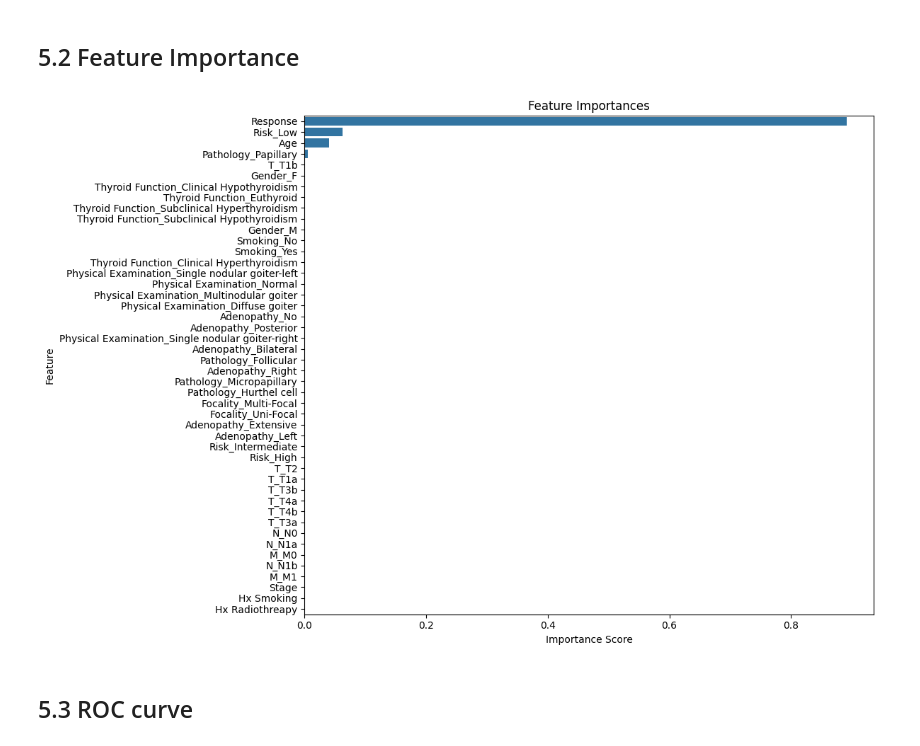
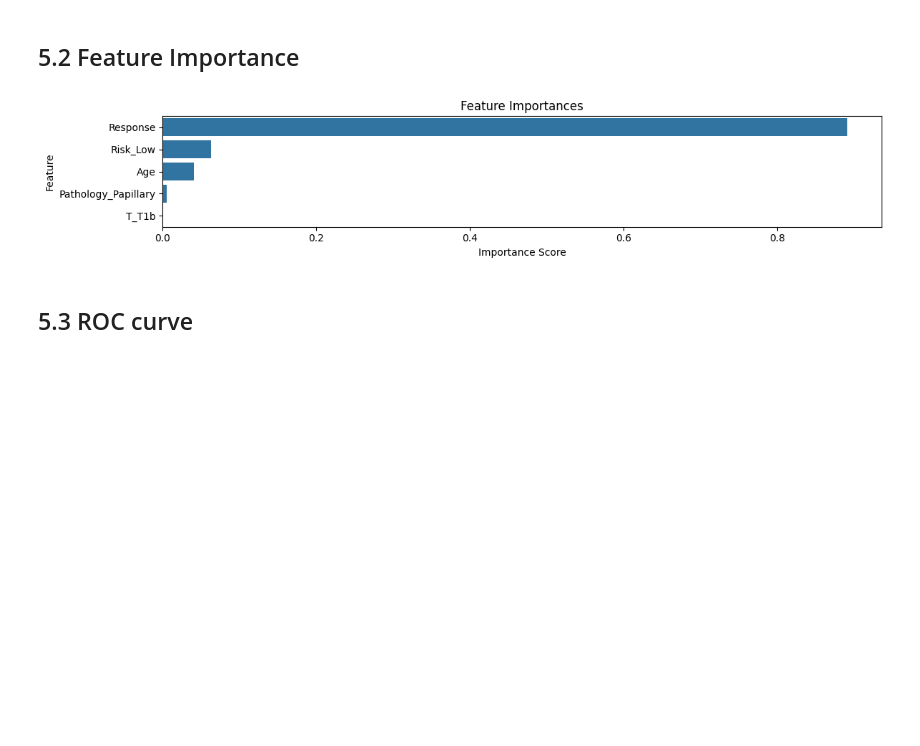
Before and after one commit to MortezaAsghariVostakolai/INRP-Course, a Jupyter notebook: Session 6 Project/DecisionTreeClassifier_EAOptimization.ipynb, the cells around one changed output. Drawn from its saved outputs; the diff is of its cells as text; code cells hidden in the pictures; blank space fills up the shorter version.

```diff
--- a/Session 6 Project/DecisionTreeClassifier_EAOptimization.ipynb
+++ b/Session 6 Project/DecisionTreeClassifier_EAOptimization.ipynb
@@ -197,18 +179,19 @@ def objective_function(params):
 # %%
 # Parameter ranges chosen to balance complexity and prevent overfitting
 objective_param_bounds = [
-    (1, 12),  # max_depth
-    (2, 30),  # min_samples_split
-    (1, 20),  # min_samples_leaf
+    (1, 17),  # max_depth
+    (2, 50),  # min_samples_split
+    (1, 50),  # min_samples_leaf
 ]
 
 ea_params = {
     "strategy": "best1bin",
-    "maxiter": 1000,
-    "popsize": 100,
+    "maxiter": 10,
+    "popsize": 10,
     "tol": 0.001,
     "rng": RANDOM_STATE,
     'workers': -1,
+    'disp': True,
 }
 # %% [markdown]
 ## 4.4 Perform the EA Optimization
@@ -294,19 +288,20 @@ plt.show()
 # %%
 feature_importances = best_classifier.feature_importances_
 
 
 importance_df = pd.DataFrame({'Feature': X.columns, 'Importance': feature_importances})
-importance_df = importance_df.sort_values(by='Importance', ascending=False)
+importance_df = importance_df.drop(importance_df[importance_df["Importance"] <= 0].index)
+importance_df = importance_df.sort_values(by='Importance', ascending=False).reset_index(drop=True)
 
-plt.figure(figsize=(12, 8))
+plt.figure(figsize=(12, 2+len(importance_df)*0.1))
 sns.barplot(x='Importance', y='Feature', data=importance_df)
 plt.title('Feature Importances')
 plt.xlabel('Importance Score')
 plt.ylabel('Feature')
 plt.tight_layout()
 plt.show()
 # %% [output]
-[figure, old version]
+[figure, new version]
 # %% [markdown]
 ## 5.3 ROC curve
 # %%
```
Also changed, not shown: parts of 4 cells of this notebook, 4 other files.
